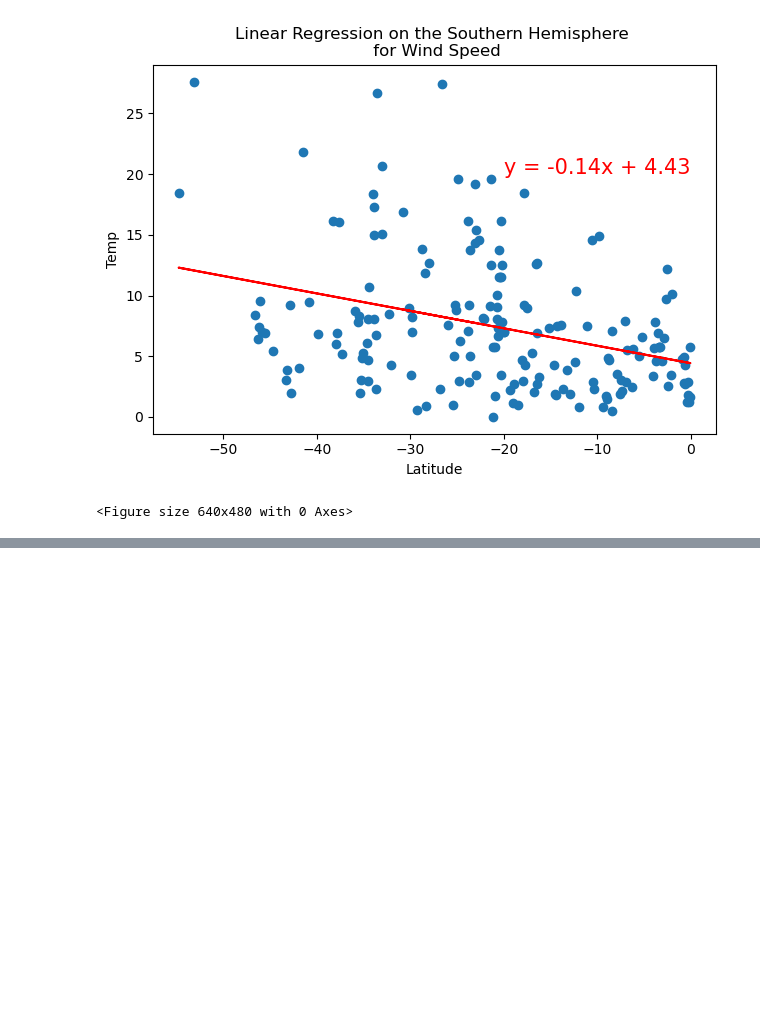
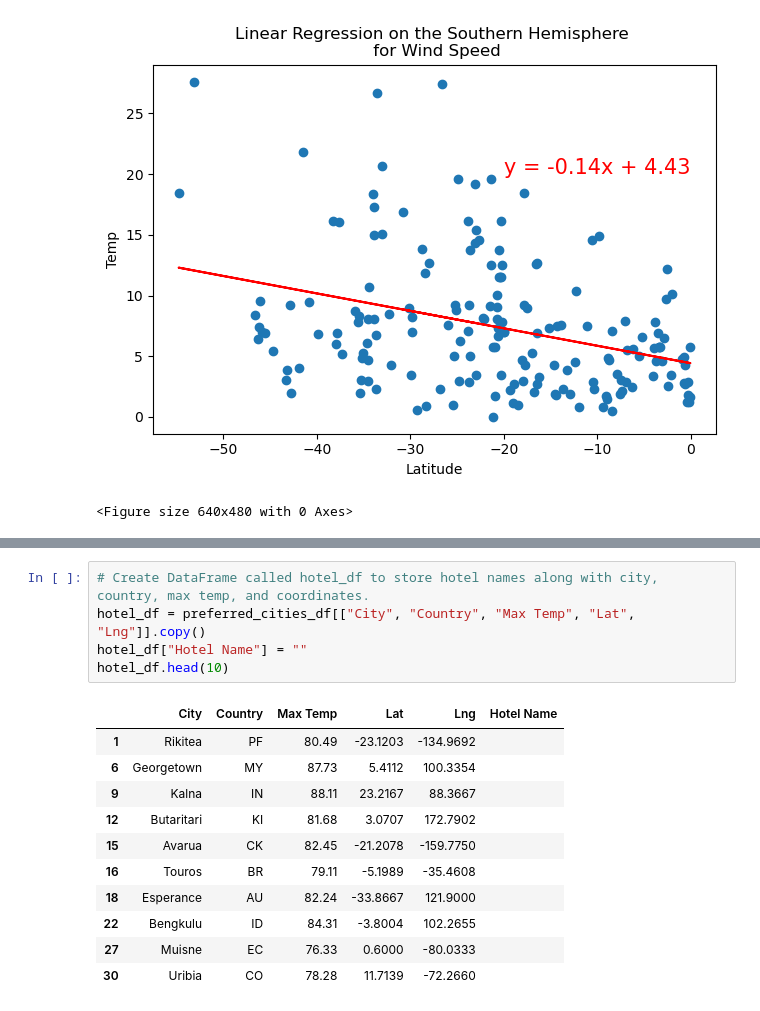
Before and after one commit to blueschistrocks/World_Weather_Analysis, a Jupyter notebook: WeatherPy2.ipynb, the cells around one changed output, grey strips where cells are left out. Saved outputs shown, nothing was run; the diff lists cells and outputs as text; blank space fills up the shorter version.

```diff
--- a/WeatherPy2.ipynb
+++ b/WeatherPy2.ipynb
@@ -299,0 +355,17 @@ plt.savefig('weather_data/Fig12.png')
+# %%
+# Create DataFrame called hotel_df to store hotel names along with city, country, max temp, and coordinates.
+hotel_df = preferred_cities_df[["City", "Country", "Max Temp", "Lat", "Lng"]].copy()
+hotel_df["Hotel Name"] = ""
+hotel_df.head(10)
+# %% [output]
+|  | City | Country | Max Temp | Lat | Lng | Hotel Name |
+| 1 | Rikitea | PF | 80.49 | -23.1203 | -134.9692 |  |
+| 6 | Georgetown | MY | 87.73 | 5.4112 | 100.3354 |  |
+| 9 | Kalna | IN | 88.11 | 23.2167 | 88.3667 |  |
+| 12 | Butaritari | KI | 81.68 | 3.0707 | 172.7902 |  |
+| 15 | Avarua | CK | 82.45 | -21.2078 | -159.7750 |  |
+| 16 | Touros | BR | 79.11 | -5.1989 | -35.4608 |  |
+| 18 | Esperance | AU | 82.24 | -33.8667 | 121.9000 |  |
+| 22 | Bengkulu | ID | 84.31 | -3.8004 | 102.2655 |  |
+| 27 | Muisne | EC | 76.33 | 0.6000 | -80.0333 |  |
+| 30 | Uribia | CO | 78.28 | 11.7139 | -72.2660 |  |
```
Also changed, not shown: parts of 8 cells of this notebook, 5 other files.
